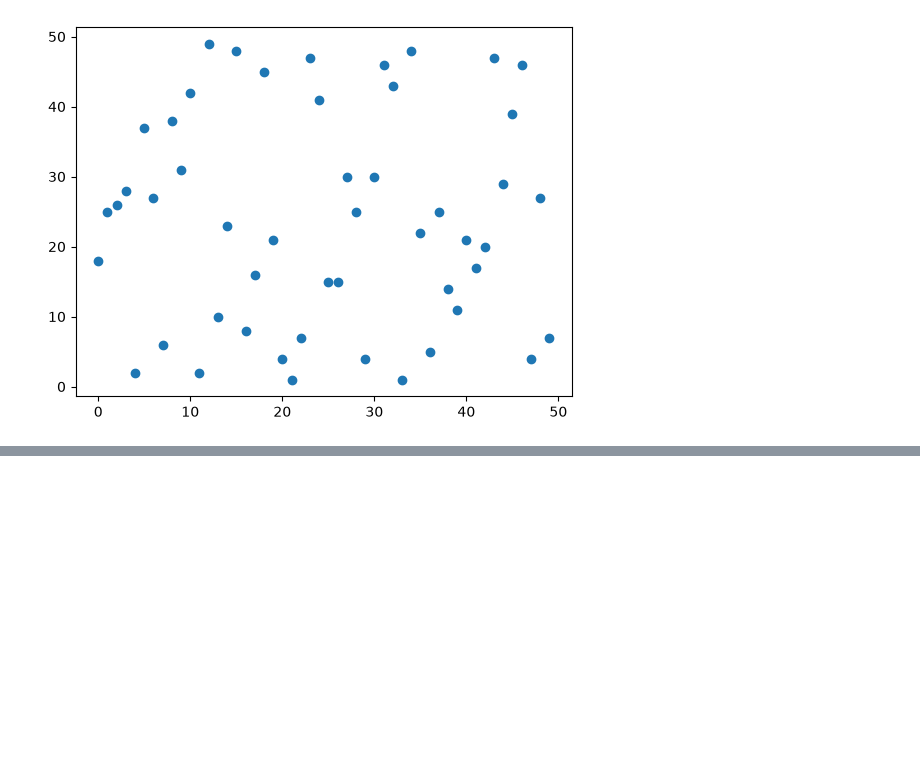
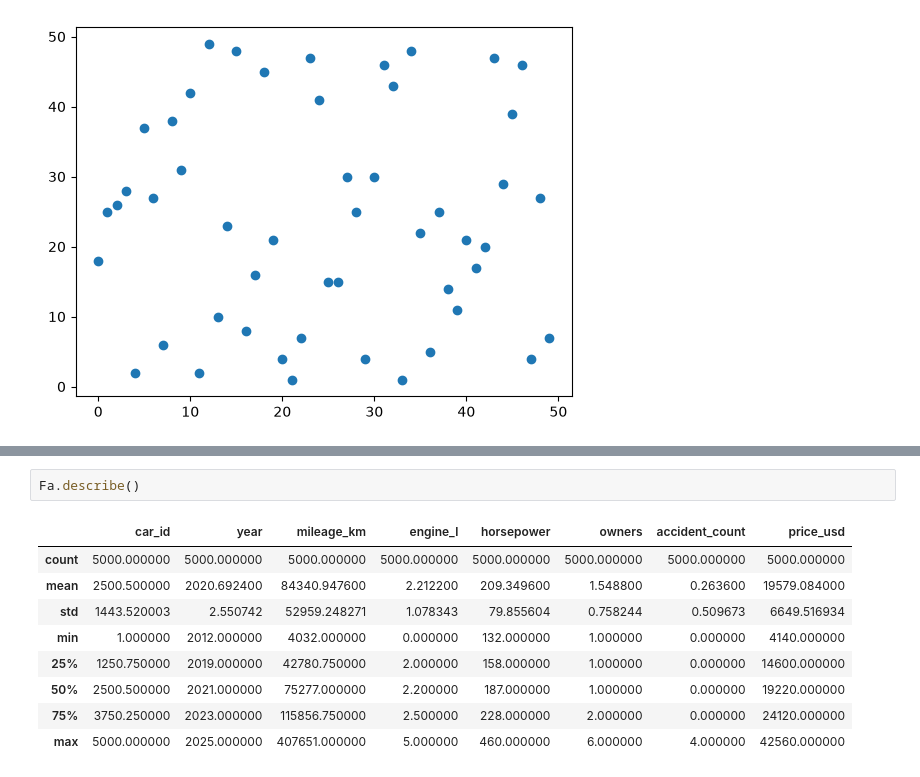
Before and after one commit to mahdiatom00/python-notebooks, a Jupyter notebook: notebooks/Jupyter-main.ipynb, the cells around one changed output, grey strips where cells are left out. Drawn from its saved outputs; the diff is of its cells as text; blank space fills up the shorter version.

```diff
--- a/notebooks/Jupyter-main.ipynb
+++ b/notebooks/Jupyter-main.ipynb
@@ -302,0 +324,12 @@ plt.show()
+# %%
+Fa.describe()
+# %% [output]
+|  | car_id | year | mileage_km | engine_l | horsepower | owners | accident_count | price_usd |
+| count | 5000.000000 | 5000.000000 | 5000.000000 | 5000.000000 | 5000.000000 | 5000.000000 | 5000.000000 | 5000.000000 |
+| mean | 2500.500000 | 2020.692400 | 84340.947600 | 2.212200 | 209.349600 | 1.548800 | 0.263600 | 19579.084000 |
+| std | 1443.520003 | 2.550742 | 52959.248271 | 1.078343 | 79.855604 | 0.758244 | 0.509673 | 6649.516934 |
+| min | 1.000000 | 2012.000000 | 4032.000000 | 0.000000 | 132.000000 | 1.000000 | 0.000000 | 4140.000000 |
+| 25% | 1250.750000 | 2019.000000 | 42780.750000 | 2.000000 | 158.000000 | 1.000000 | 0.000000 | 14600.000000 |
+| 50% | 2500.500000 | 2021.000000 | 75277.000000 | 2.200000 | 187.000000 | 1.000000 | 0.000000 | 19220.000000 |
+| 75% | 3750.250000 | 2023.000000 | 115856.750000 | 2.500000 | 228.000000 | 2.000000 | 0.000000 | 24120.000000 |
+| max | 5000.000000 | 2025.000000 | 407651.000000 | 5.000000 | 460.000000 | 6.000000 | 4.000000 | 42560.000000 |
```
Also changed, not shown: parts of 18 cells of this notebook.
